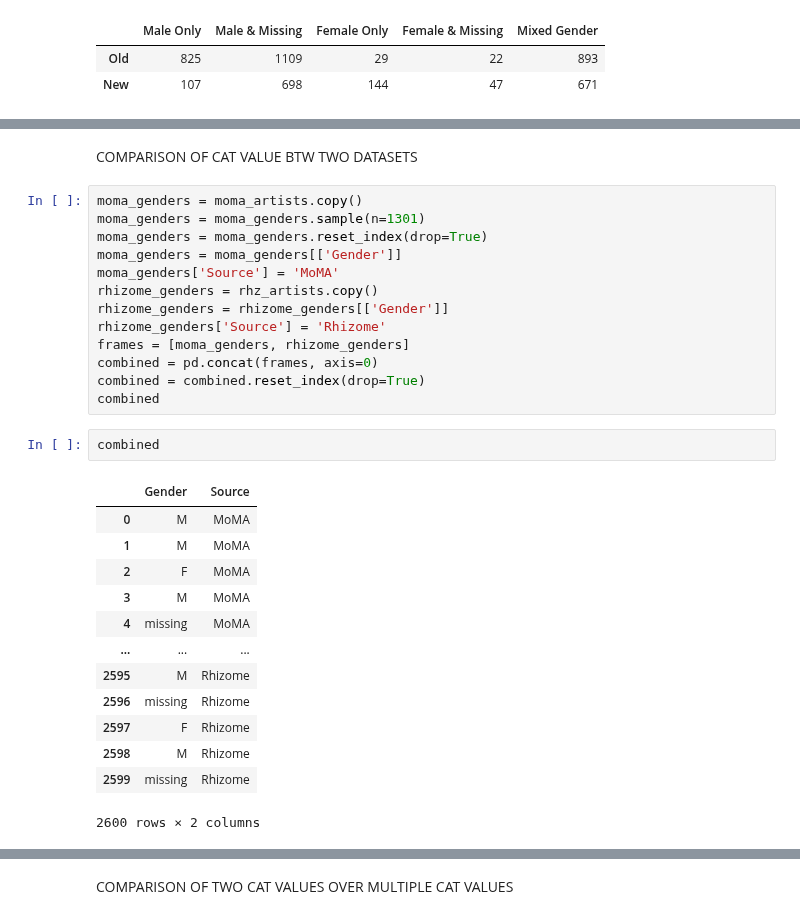
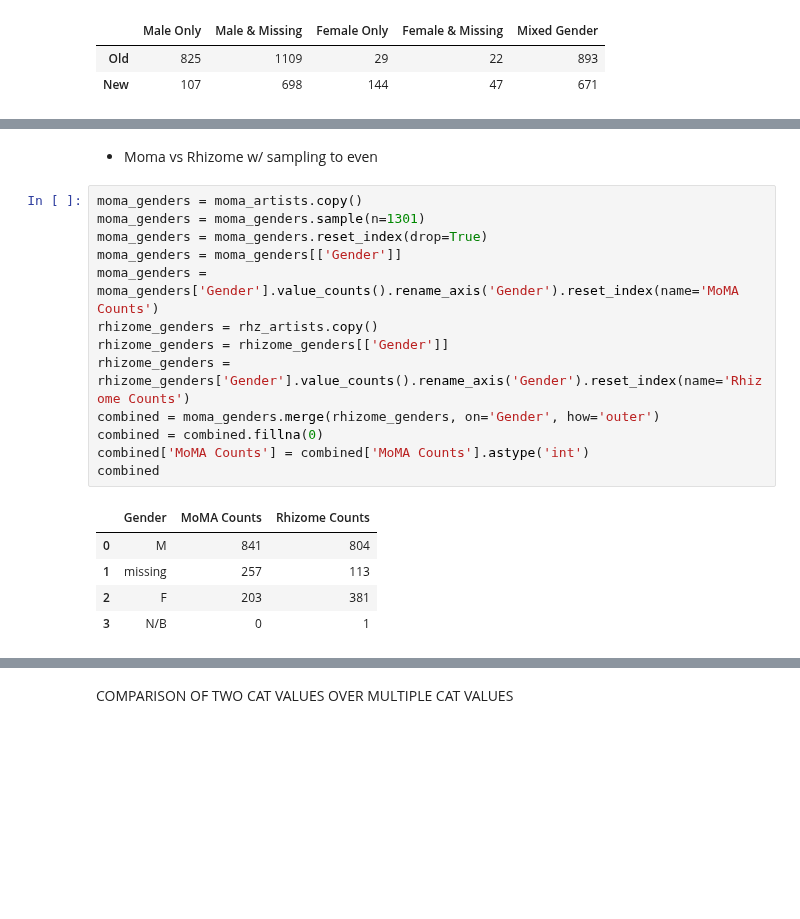
Before and after one commit to laurentfintoni/Net-Art-Rev, a Jupyter notebook: FINAL NOTEBOOKS/VIZ_PT1.ipynb, the cells around one changed output, grey strips where cells are left out. Drawn from its saved outputs; the diff is of its cells as text; blank space fills up the shorter version.

```diff
--- a/FINAL NOTEBOOKS/VIZ_PT1.ipynb
+++ b/FINAL NOTEBOOKS/VIZ_PT1.ipynb
@@ -291,31 +318,21 @@ Text(0, 0.5, 'Rhizome')
-# %% [markdown]
-COMPARISON OF CAT VALUE BTW TWO DATASETS
+# %% [markdown]
+- Moma vs Rhizome w/ sampling to even
 # %%
 moma_genders = moma_artists.copy()
 moma_genders = moma_genders.sample(n=1301)
 moma_genders = moma_genders.reset_index(drop=True)
 moma_genders = moma_genders[['Gender']]
-moma_genders['Source'] = 'MoMA'
+moma_genders = moma_genders['Gender'].value_counts().rename_axis('Gender').reset_index(name='MoMA Counts')
 rhizome_genders = rhz_artists.copy()
 rhizome_genders = rhizome_genders[['Gender']]
-rhizome_genders['Source'] = 'Rhizome'
-frames = [moma_genders, rhizome_genders]
-combined = pd.concat(frames, axis=0)
-combined = combined.reset_index(drop=True)
+rhizome_genders = rhizome_genders['Gender'].value_counts().rename_axis('Gender').reset_index(name='Rhizome Counts')
+combined = moma_genders.merge(rhizome_genders, on='Gender', how='outer')
+combined = combined.fillna(0)
+combined['MoMA Counts'] = combined['MoMA Counts'].astype('int')
 combined
+# %% [output]
+|  | Gender | MoMA Counts | Rhizome Counts |
+| 0 | M | 841 | 804 |
+| 1 | missing | 257 | 113 |
+| 2 | F | 203 | 381 |
+| 3 | N/B | 0 | 1 |
-# %%
-combined
-# %% [output]
-|  | Gender | Source |
-| 0 | M | MoMA |
-| 1 | M | MoMA |
-| 2 | F | MoMA |
-| 3 | M | MoMA |
-| 4 | missing | MoMA |
-| ... | ... | ... |
-| 2595 | M | Rhizome |
-| 2596 | missing | Rhizome |
-| 2597 | F | Rhizome |
-| 2598 | M | Rhizome |
-| 2599 | missing | Rhizome |
-2600 rows × 2 columns
```
Also changed, not shown: parts of 35 cells of this notebook, 1 other file.
